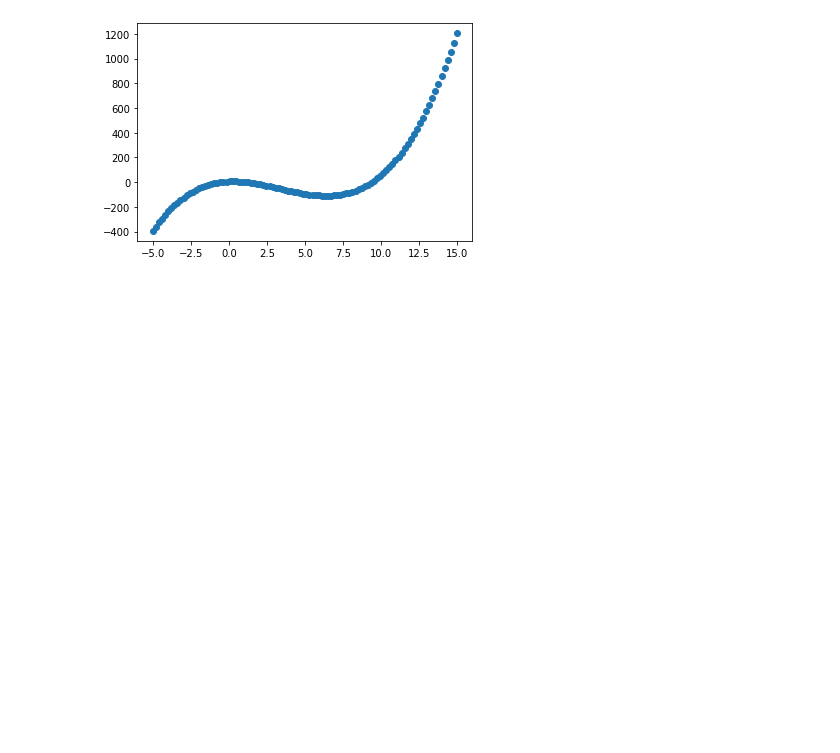
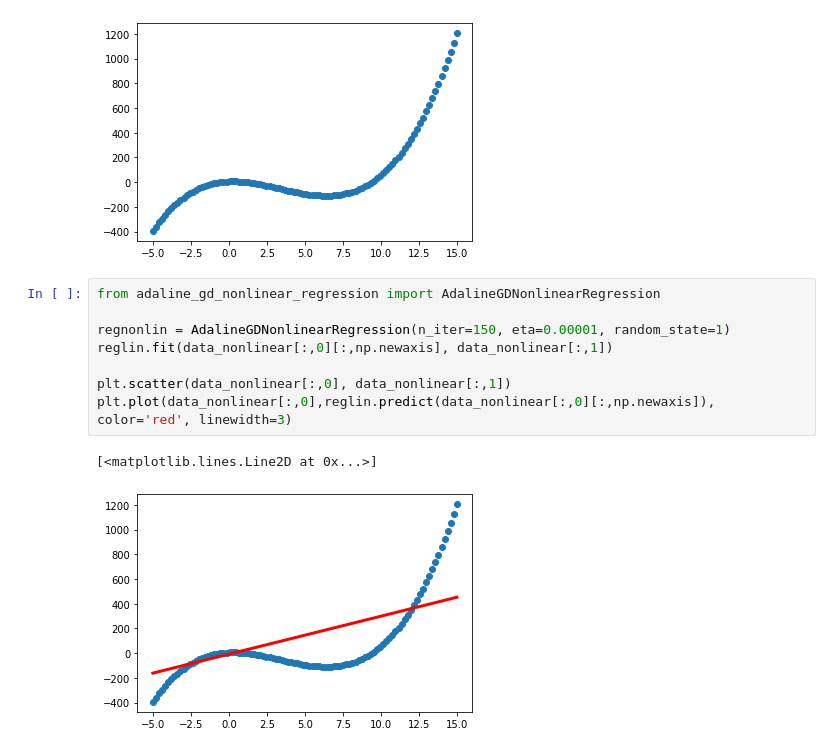
Before and after one commit to JimGerth/desy-ml-python, a Jupyter notebook: Chapter 2.ipynb, the cells around one changed output. Saved outputs shown, nothing was run; the diff lists cells and outputs as text; blank space fills up the shorter version.

```diff
--- a/Chapter 2.ipynb
+++ b/Chapter 2.ipynb
@@ -176,3 +168,14 @@ plt.scatter(data_nonlinear[:,0], data_nonlinear[:,1])
 # %% [output]
 <matplotlib.collections.PathCollection at 0x...>
 [figure]
+# %%
+from adaline_gd_nonlinear_regression import AdalineGDNonlinearRegression
+
+regnonlin = AdalineGDNonlinearRegression(n_iter=150, eta=0.00001, random_state=1)
+reglin.fit(data_nonlinear[:,0][:,np.newaxis], data_nonlinear[:,1])
+
+plt.scatter(data_nonlinear[:,0], data_nonlinear[:,1])
+plt.plot(data_nonlinear[:,0],reglin.predict(data_nonlinear[:,0][:,np.newaxis]), color='red', linewidth=3)
+# %% [output]
+[<matplotlib.lines.Line2D at 0x...>]
+[figure, added]
```
Also changed, not shown: parts of 3 cells of this notebook, 1 other file.
